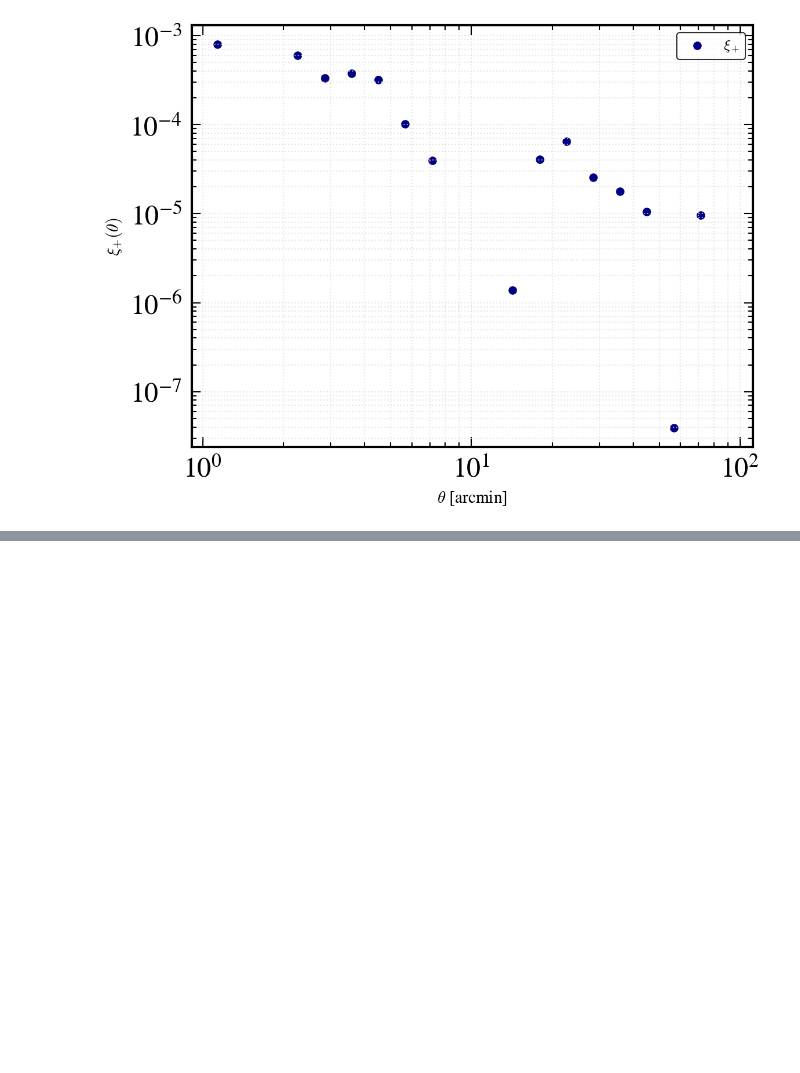
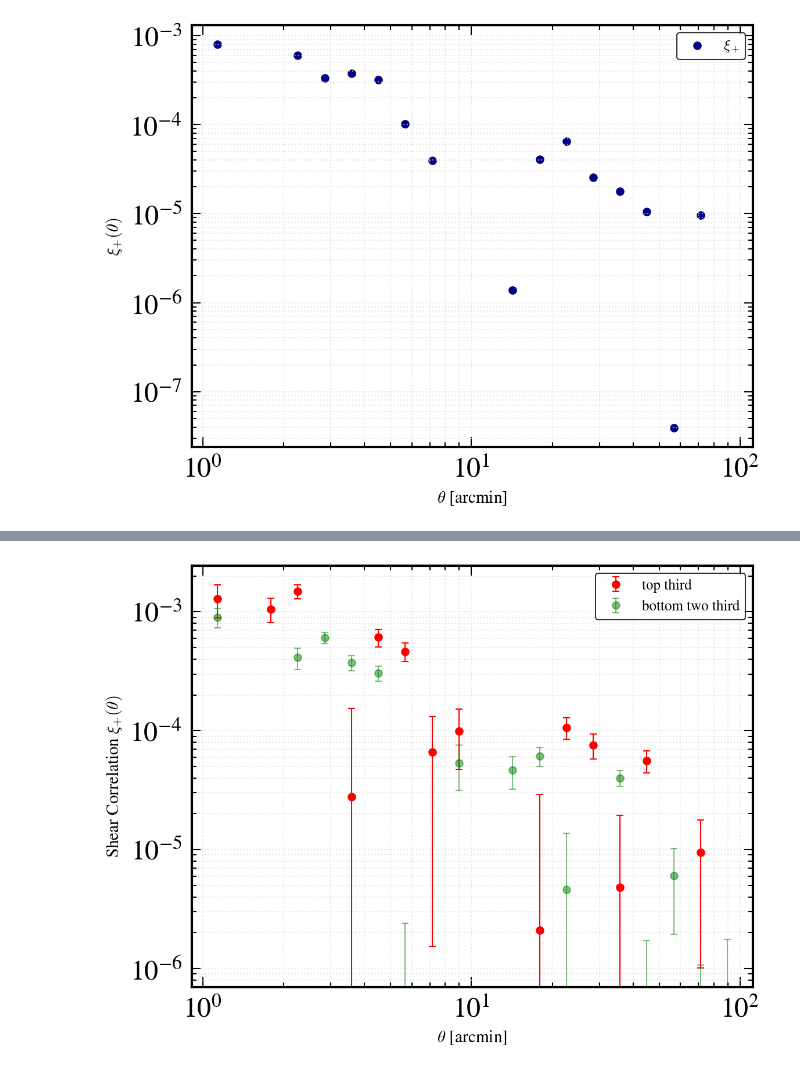
Before and after one commit to darynaYus/cosmic-shear-with-spec-z, a Jupyter notebook: treecorr/desiy5_hscy3.ipynb, the cells around one changed output, grey strips where cells are left out. Cells and saved outputs as stored; diff of their text form; code cells hidden in the pictures; blank space fills up the shorter version.

```diff
--- a/treecorr/desiy5_hscy3.ipynb
+++ b/treecorr/desiy5_hscy3.ipynb
@@ -124,0 +258,33 @@ plt.show()
+# %%
+cat_bottom_two_third = treecorr.Catalog(ra=ra_bottom_two_third, dec=dec_bottom_two_third, g1=g1_bottom_two_third, g2=g2_bottom_two_third, ra_units='degrees', dec_units='degrees')
+gg_bottom_two_third = treecorr.GGCorrelation(min_sep=1.0, max_sep=100.0, nbins=20, sep_units='arcmin')
+gg_bottom_two_third.process(cat_bottom_two_third)
+
+r_bottom_two_third = np.exp(gg_bottom_two_third.meanlogr)
+
+# correlation func tions
+#xi_+
+xip_bottom_two_third = gg_bottom_two_third.xip
+# # xi_-
+xim_bottom_two_third = gg_bottom_two_third.xim
+
+#calculate variance
+sig_xip_bottom_two_third = np.sqrt(gg_bottom_two_third.varxip)
+sig_xim_bottom_two_third = np.sqrt(gg_bottom_two_third.varxim)
+# %%
+fig, ax = plt.subplots(figsize=(8, 6))
+
+ax.errorbar(r_top_third, xip_top_third, yerr=sig_xip_top_third, label="top third", color='red', capsize=3, fmt = "o")
+ax.errorbar(r_bottom_two_third, xip_bottom_two_third, yerr=sig_xip_bottom_two_third, label="bottom two third", color='green', capsize=3, alpha = 0.5, fmt = "o")
+
+ax.set_xscale('log')
+ax.set_yscale('log')
+ax.set_xlabel(r'$\theta$ [arcmin]', fontsize=14)
+ax.set_ylabel(r'Shear Correlation $\xi_{+}(\theta)$', fontsize=14)
+ax.legend(fontsize=12)
+ax.grid(True, which='both', linestyle=':', alpha=0.7)
+
+plt.tight_layout()
+plt.show()
+# %% [output]
+[figure, added]
```
Also changed, not shown: parts of 24 cells of this notebook, 3 other files.
